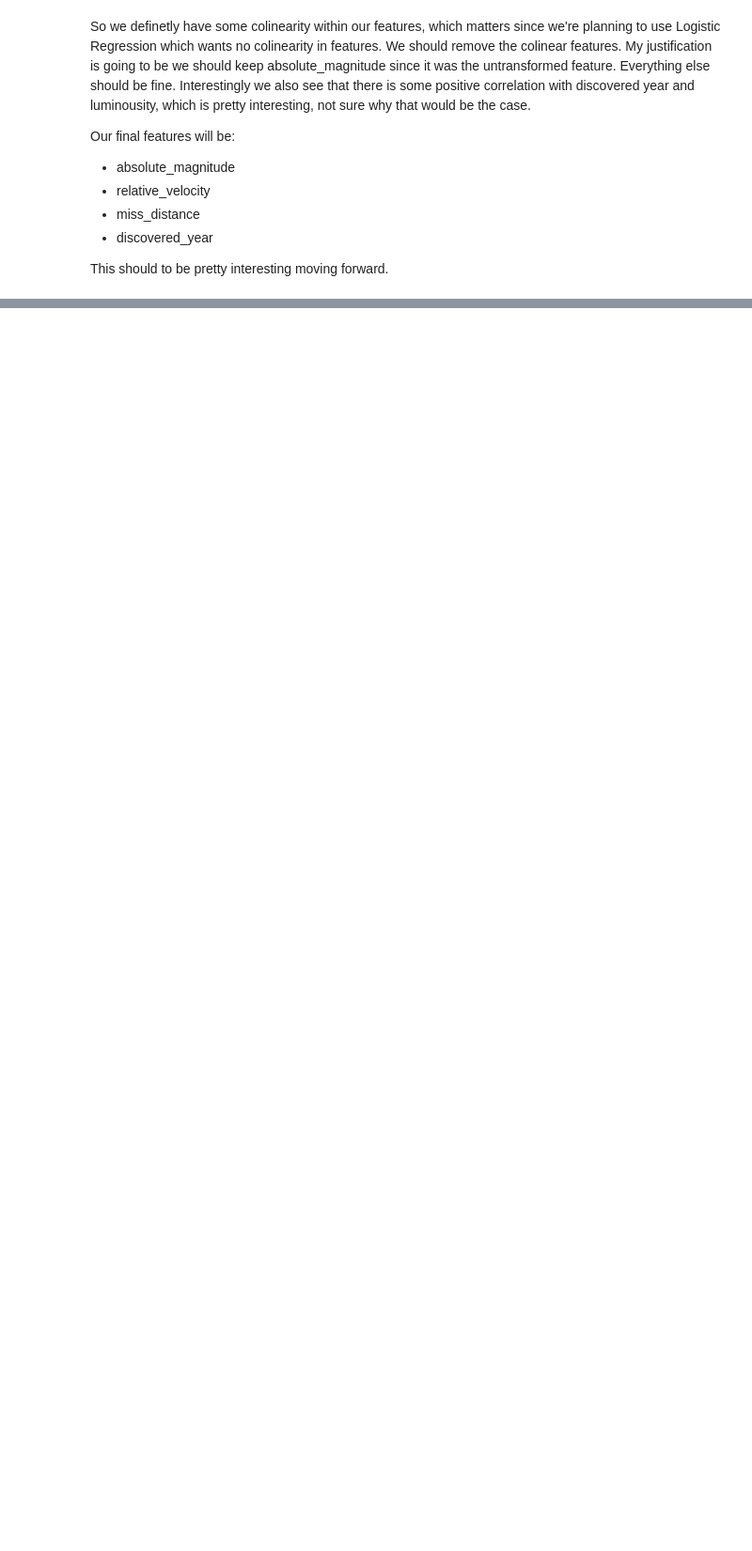
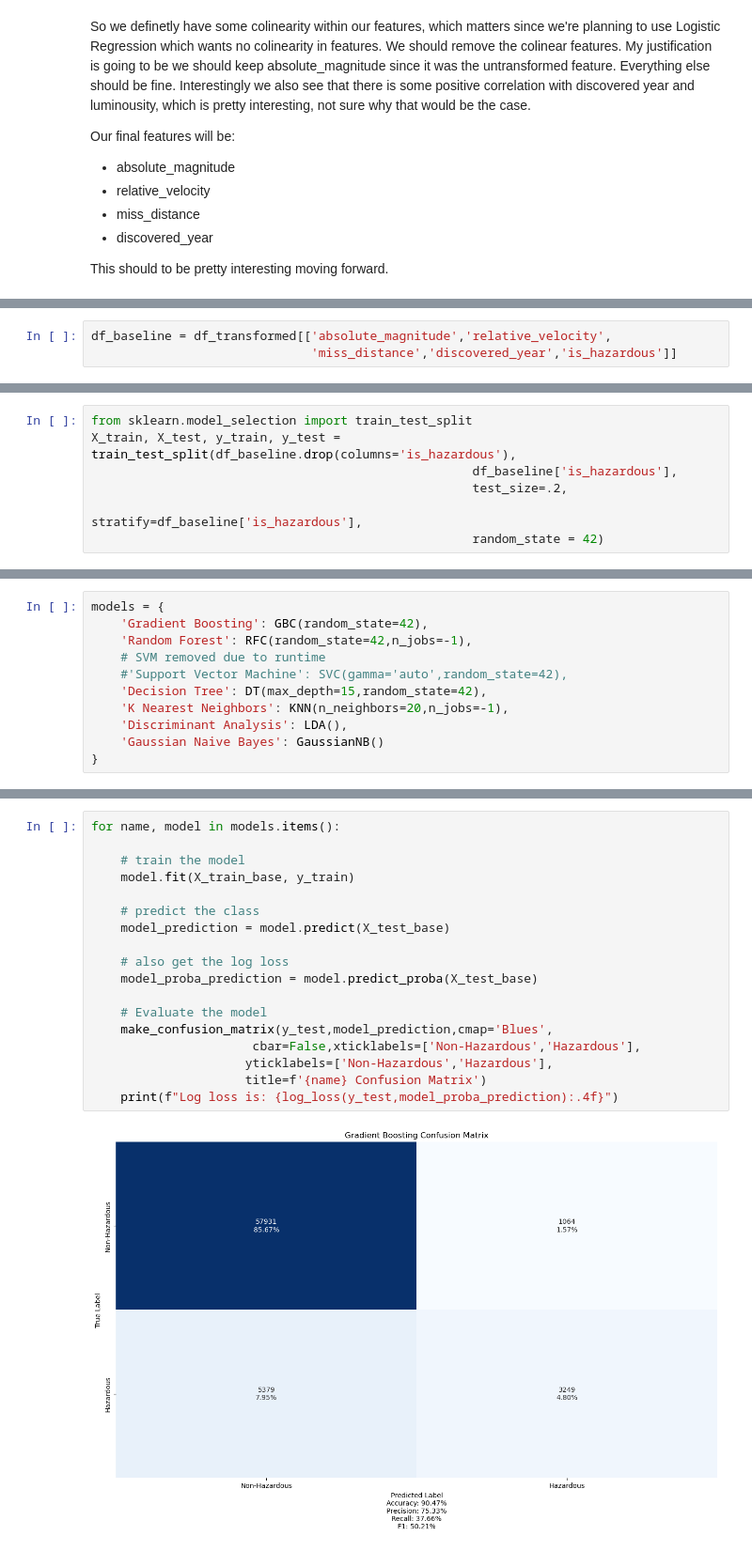
Before and after one commit to SullyRC/Nearest-Earth-Objects-Analysis, a Jupyter notebook: Nearest Object Classification.ipynb, the cells around one changed output, grey strips where cells are left out. Shown at 94% size. Drawn from its saved outputs; the diff is of its cells as text; blank space fills up the shorter version.

```diff
--- a/Nearest Object Classification.ipynb
+++ b/Nearest Object Classification.ipynb
@@ -369,0 +403,3 @@ This should to be pretty interesting moving forward.
+# %%
+df_baseline = df_transformed[['absolute_magnitude','relative_velocity',
+                              'miss_distance','discovered_year','is_hazardous']]
@@ -369,0 +408,7 @@ This should to be pretty interesting moving forward.
+# %%
+from sklearn.model_selection import train_test_split
+X_train, X_test, y_train, y_test = train_test_split(df_baseline.drop(columns='is_hazardous'),
+                                                    df_baseline['is_hazardous'],
+                                                    test_size=.2,
+                                                    stratify=df_baseline['is_hazardous'],
+                                                    random_state = 42)
@@ -369,0 +776,11 @@ This should to be pretty interesting moving forward.
+# %%
+models = {
+    'Gradient Boosting': GBC(random_state=42),
+    'Random Forest': RFC(random_state=42,n_jobs=-1),
+    # SVM removed due to runtime
+    #'Support Vector Machine': SVC(gamma='auto',random_state=42),
+    'Decision Tree': DT(max_depth=15,random_state=42),
+    'K Nearest Neighbors': KNN(n_neighbors=20,n_jobs=-1),
+    'Discriminant Analysis': LDA(),
+    'Gaussian Naive Bayes': GaussianNB()
+}
@@ -369,0 +789,20 @@ This should to be pretty interesting moving forward.
+# %%
+for name, model in models.items():
+
+    # train the model
+    model.fit(X_train_base, y_train)
+
+    # predict the class
+    model_prediction = model.predict(X_test_base)
+
+    # also get the log loss
+    model_proba_prediction = model.predict_proba(X_test_base)
+
+    # Evaluate the model
+    make_confusion_matrix(y_test,model_prediction,cmap='Blues',
+                      cbar=False,xticklabels=['Non-Hazardous','Hazardous'],
+                     yticklabels=['Non-Hazardous','Hazardous'],
+                     title=f'{name} Confusion Matrix')
+    print(f"Log loss is: {log_loss(y_test,model_proba_prediction):.4f}")
+# %% [output]
+[figure, added]
```
Also changed, not shown: parts of 73 cells of this notebook.
